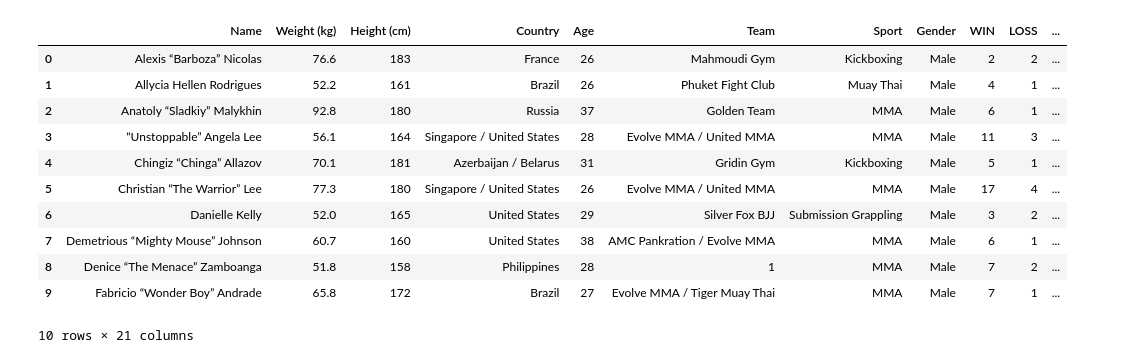
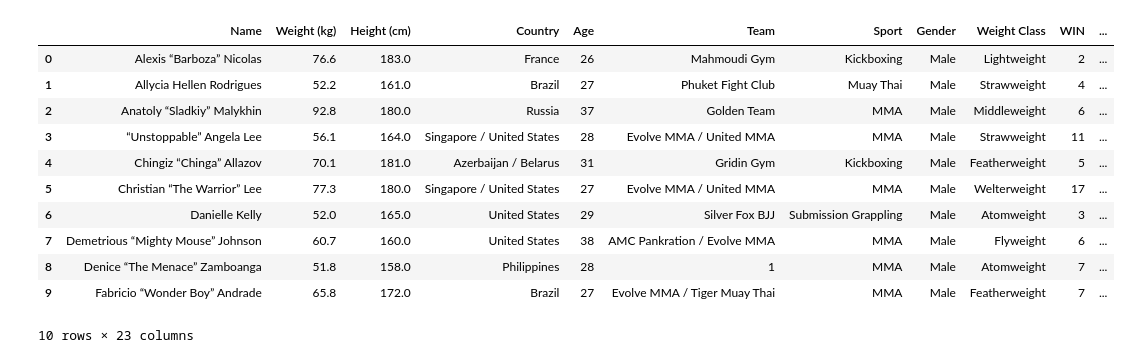
Before and after one commit to Ethan-Trn/One-Fight-Analysis, a Jupyter notebook: Data Analyst.ipynb, the cells around one changed output. Drawn from its saved outputs; the diff is of its cells as text; code cells hidden in the pictures.

```diff
--- a/Data Analyst.ipynb
+++ b/Data Analyst.ipynb
@@ -1,22 +18,23 @@
 # %%
 import pandas as pd # type: ignore
 import numpy as np # type: ignore
 import os
 import matplotlib.pyplot as plt # type: ignore
 import seaborn as sns # type: ignore
-df = pd.read_csv('C:\\Users\\ethan\\Downloads\\One-Fight-Analysis\\athlete_stats.csv')
+import plotly.express as px
+df = pd.read_csv('C:\\Users\\ethan\\Downloads\\One-Fight-Analysis\\athlete_stats_1.csv')
 df.head(10)
 # %% [output]
-|  | Name | Weight (kg) | Height (cm) | Country | Age | Team | Sport | Gender | WIN | LOSS | ... |
-| 0 | Alexis “Barboza” Nicolas | 76.6 | 183 | France | 26 | Mahmoudi Gym | Kickboxing | Male | 2 | 2 | ... |
-| 1 | Allycia Hellen Rodrigues | 52.2 | 161 | Brazil | 26 | Phuket Fight Club | Muay Thai | Male | 4 | 1 | ... |
-| 2 | Anatoly “Sladkiy” Malykhin | 92.8 | 180 | Russia | 37 | Golden Team | MMA | Male | 6 | 1 | ... |
-| 3 | “Unstoppable” Angela Lee | 56.1 | 164 | Singapore / United States | 28 | Evolve MMA / United MMA | MMA | Male | 11 | 3 | ... |
-| 4 | Chingiz “Chinga” Allazov | 70.1 | 181 | Azerbaijan / Belarus | 31 | Gridin Gym | Kickboxing | Male | 5 | 1 | ... |
-| 5 | Christian “The Warrior” Lee | 77.3 | 180 | Singapore / United States | 26 | Evolve MMA / United MMA | MMA | Male | 17 | 4 | ... |
-| 6 | Danielle Kelly | 52.0 | 165 | United States | 29 | Silver Fox BJJ | Submission Grappling | Male | 3 | 2 | ... |
-| 7 | Demetrious “Mighty Mouse” Johnson | 60.7 | 160 | United States | 38 | AMC Pankration / Evolve MMA | MMA | Male | 6 | 1 | ... |
-| 8 | Denice “The Menace” Zamboanga | 51.8 | 158 | Philippines | 28 | 1 | MMA | Male | 7 | 2 | ... |
-| 9 | Fabricio “Wonder Boy” Andrade | 65.8 | 172 | Brazil | 27 | Evolve MMA / Tiger Muay Thai | MMA | Male | 7 | 1 | ... |
+|  | Name | Weight (kg) | Height (cm) | Country | Age | Team | Sport | Gender | Weight Class | WIN | ... |
+| 0 | Alexis “Barboza” Nicolas | 76.6 | 183.0 | France | 26 | Mahmoudi Gym | Kickboxing | Male | Lightweight | 2 | ... |
+| 1 | Allycia Hellen Rodrigues | 52.2 | 161.0 | Brazil | 27 | Phuket Fight Club | Muay Thai | Male | Strawweight | 4 | ... |
+| 2 | Anatoly “Sladkiy” Malykhin | 92.8 | 180.0 | Russia | 37 | Golden Team | MMA | Male | Middleweight | 6 | ... |
+| 3 | “Unstoppable” Angela Lee | 56.1 | 164.0 | Singapore / United States | 28 | Evolve MMA / United MMA | MMA | Male | Strawweight | 11 | ... |
+| 4 | Chingiz “Chinga” Allazov | 70.1 | 181.0 | Azerbaijan / Belarus | 31 | Gridin Gym | Kickboxing | Male | Featherweight | 5 | ... |
+| 5 | Christian “The Warrior” Lee | 77.3 | 180.0 | Singapore / United States | 27 | Evolve MMA / United MMA | MMA | Male | Welterweight | 17 | ... |
+| 6 | Danielle Kelly | 52.0 | 165.0 | United States | 29 | Silver Fox BJJ | Submission Grappling | Male | Atomweight | 3 | ... |
+| 7 | Demetrious “Mighty Mouse” Johnson | 60.7 | 160.0 | United States | 38 | AMC Pankration / Evolve MMA | MMA | Male | Flyweight | 6 | ... |
+| 8 | Denice “The Menace” Zamboanga | 51.8 | 158.0 | Philippines | 28 | 1 | MMA | Male | Atomweight | 7 | ... |
+| 9 | Fabricio “Wonder Boy” Andrade | 65.8 | 172.0 | Brazil | 27 | Evolve MMA / Tiger Muay Thai | MMA | Male | Featherweight | 7 | ... |
-10 rows × 21 columns
+10 rows × 23 columns
 # %%
```
Also changed, not shown: parts of 8 cells of this notebook, 3 other files.
